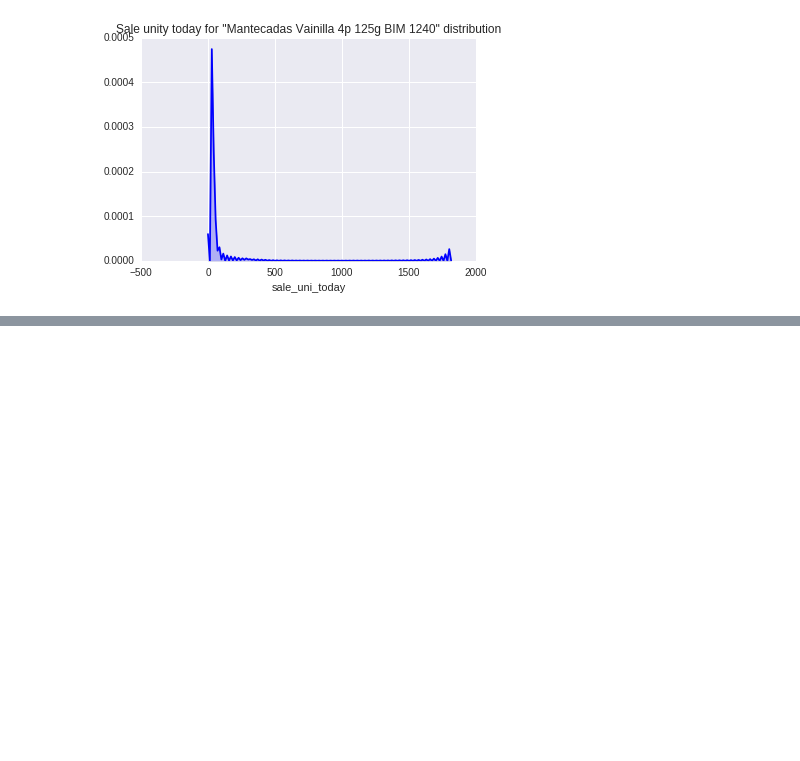
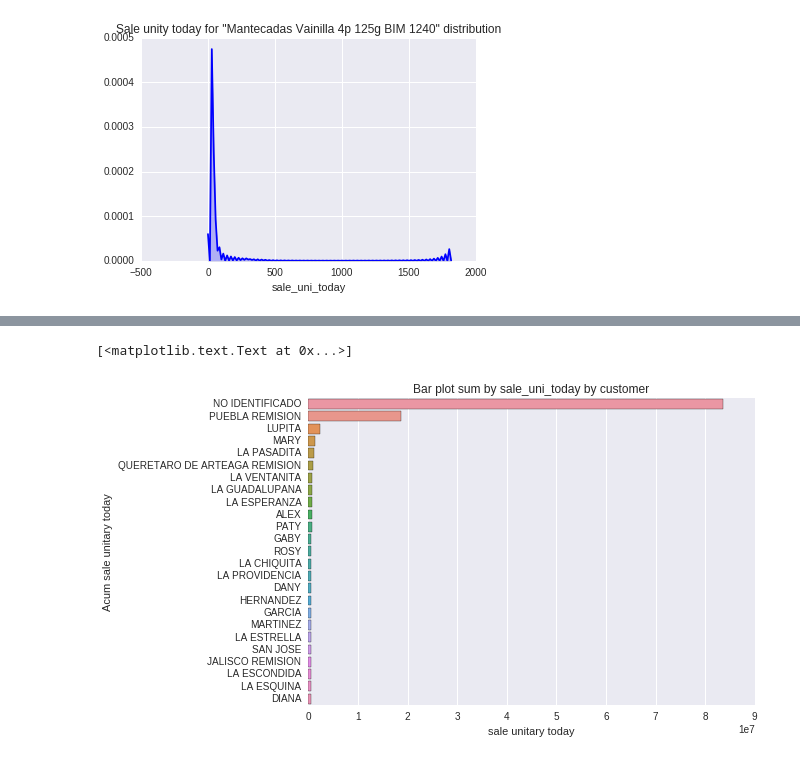
Before and after one commit to jasam/bimbo_challenge, a Jupyter notebook: Bimbo challenge.ipynb, the cells around one changed output, grey strips where cells are left out. Cells and saved outputs as stored; diff of their text form; code cells hidden in the pictures; blank space fills up the shorter version.

Commit message:
add plot

```diff
--- a/Bimbo challenge.ipynb
+++ b/Bimbo challenge.ipynb
@@ -387,0 +390,11 @@ sns.distplot(product_grouped_pandas.sale_uni_today, hist=False, color="b", kde_k
+# %%
+from pyspark.sql.functions import sum
+customer_grouped_df = (train_table_df.join(customer_table_df, 'customer_id')
+                                     .select(customer_table_df.customer_name, train_table_df.sale_uni_today)
+                                     .groupBy('customer_name').agg(sum(train_table_df.sale_uni_today))
+                                     )
+
+customer_grouped_pandas = customer_grouped_df.toPandas()
+# %%
+customer_grouped_pandas = customer_grouped_pandas.sort_values(by='sum(sale_uni_today)', ascending=0)
+customer_grouped_pandas.head(25)
@@ -387,0 +419,8 @@ sns.distplot(product_grouped_pandas.sale_uni_today, hist=False, color="b", kde_k
+# %%
+sns.plt.title('Bar plot sum by sale_uni_today by customer')
+plot = sns.barplot(x='sum(sale_uni_today)', y='customer_name', data=customer_grouped_pandas.head(25))
+plot.set(xlabel='sale unitary today')
+plot.set(ylabel='Acum sale unitary today')
+# %% [output]
+[<matplotlib.text.Text at 0x...>]
+[figure, added]
```
Also changed, not shown: parts of 2 cells of this notebook, 16 other files.
